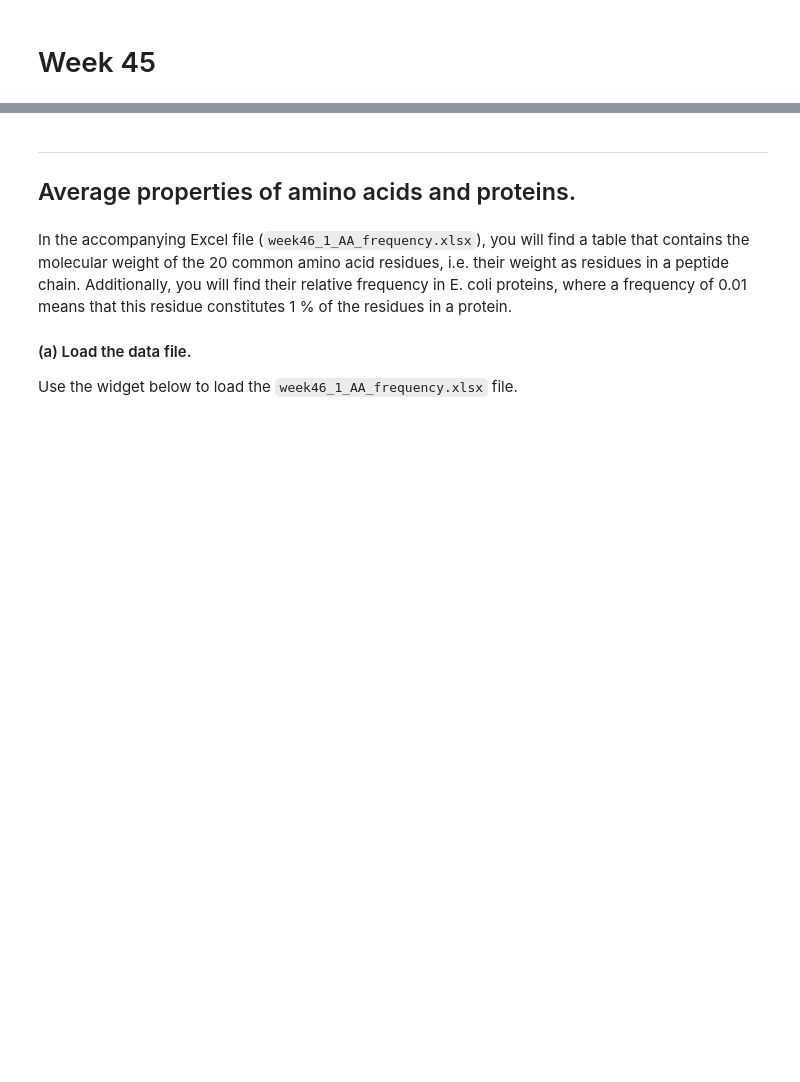
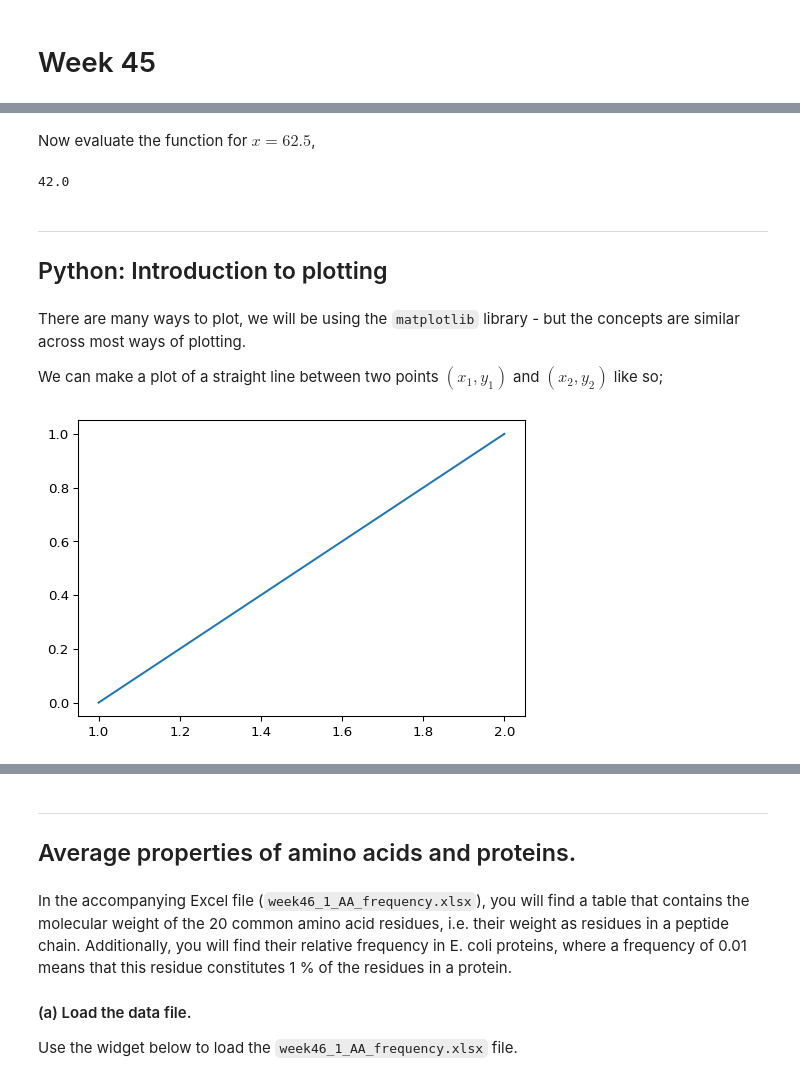
Before and after one commit to au-mbg/fysisk-biokemi, a Jupyter notebook: built_notebooks/master/week_45.ipynb, the cells around one changed output, grey strips where cells are left out. Drawn from its saved outputs; the diff is of its cells as text; code cells hidden in the pictures; blank space fills up the shorter version.

```diff
--- a/built_notebooks/master/week_45.ipynb
+++ b/built_notebooks/master/week_45.ipynb
@@ -8,0 +139,11 @@ except ImportError:
+# %% [markdown]
+Now evaluate the function for $x = 62.5$,
+# %%
+fun_output = fun_function(62.25)
+print(fun_output)
+# %% [output]
+42.0
+# %% [markdown]
+------------------------------------------------------------------------
+
+## Python: Introduction to plotting
@@ -8,0 +153,13 @@ except ImportError:
+# %% [markdown]
+There are many ways to plot, we will be using the `matplotlib` library -
+but the concepts are similar across most ways of plotting.
+
+We can make a plot of a straight line between two points $(x_1, y_1)$
+and $(x_2, y_2)$ like so;
+# %%
+x = np.array([1, 2]) # This array contains all the x-coordinates
+y = np.array([0, 1]) # And this contains all the y-coordinates.
+fig, ax = plt.subplots(figsize=(6, 4))
+ax.plot(x, y)
+# %% [output]
+[figure, added]
```
Also changed, not shown: parts of 36 cells of this notebook, 21 other files.
